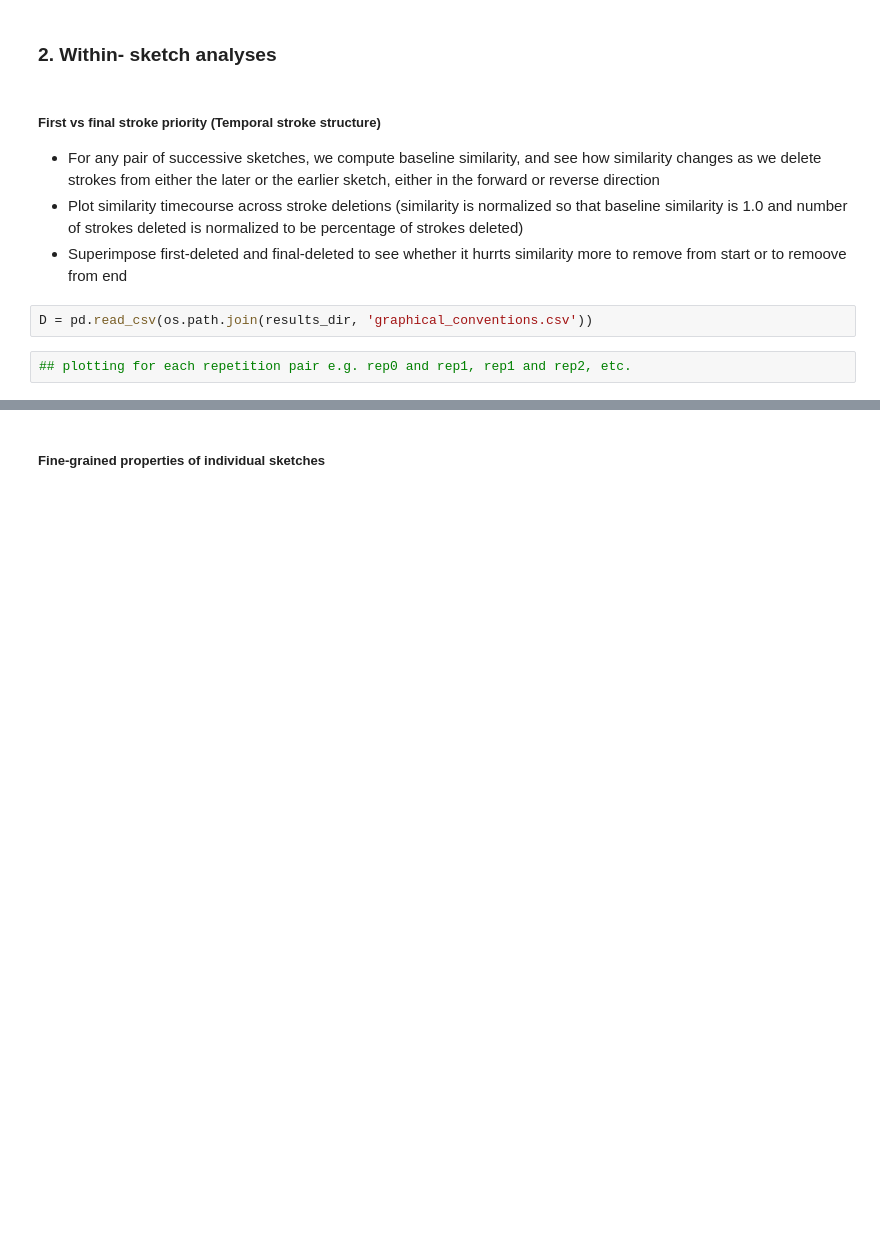
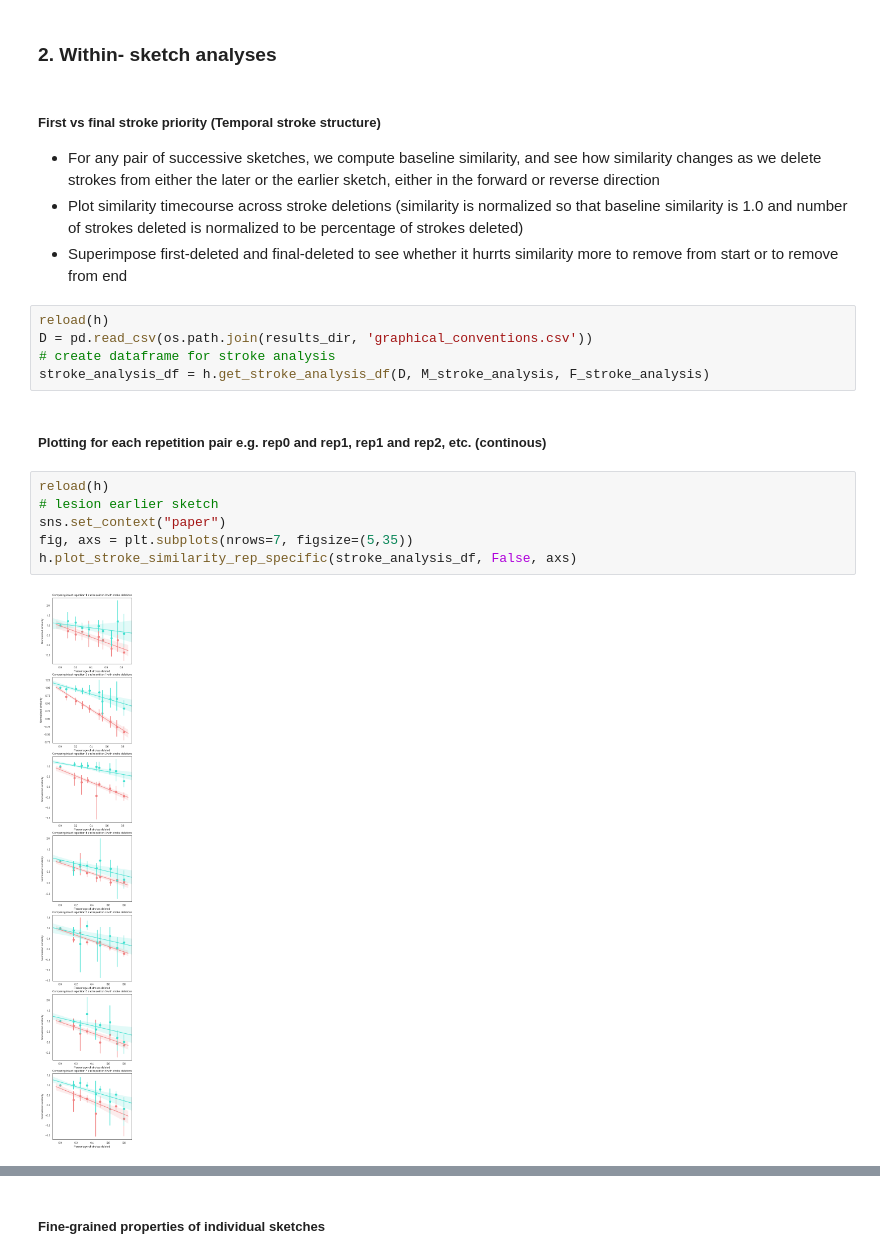
Before and after one commit to cogtoolslab/graphical_conventions_cogsci19, a Jupyter notebook: analysis/ipynb/megsano/analyze_refgame_sketches.ipynb, the cells around one changed output, grey strips where cells are left out. Cells and saved outputs as stored; diff of their text form; blank space fills up the shorter version.

```diff
--- a/analysis/ipynb/megsano/analyze_refgame_sketches.ipynb
+++ b/analysis/ipynb/megsano/analyze_refgame_sketches.ipynb
@@ -190,11 +190,22 @@ h.plot_between_interaction_similarity(M_permuted_rep, F, 'pseudo_repetition')
 ##### First vs final stroke priority (Temporal stroke structure)
 - For any pair of successive sketches, we compute baseline similarity, and see how similarity changes as we delete strokes from either the later or the earlier sketch, either in the forward or reverse direction
 - Plot similarity timecourse across stroke deletions (similarity is normalized so that baseline similarity is 1.0 and number of strokes deleted is normalized to be percentage of strokes deleted)
-- Superimpose first-deleted and final-deleted to see whether it hurrts similarity more to remove from start or to remoove from end
+- Superimpose first-deleted and final-deleted to see whether it hurrts similarity more to remove from start or to remove from end
 # %%
+reload(h)
 D = pd.read_csv(os.path.join(results_dir, 'graphical_conventions.csv'))
+# create dataframe for stroke analysis
+stroke_analysis_df = h.get_stroke_analysis_df(D, M_stroke_analysis, F_stroke_analysis)
-# %%
-## plotting for each repetition pair e.g. rep0 and rep1, rep1 and rep2, etc.
+# %% [markdown]
+##### Plotting for each repetition pair e.g. rep0 and rep1, rep1 and rep2, etc. (continous)
+# %%
+reload(h)
+# lesion earlier sketch
+sns.set_context("paper")
+fig, axs = plt.subplots(nrows=7, figsize=(5,35))
+h.plot_stroke_similarity_rep_specific(stroke_analysis_df, False, axs)
+# %% [output]
+[figure, added]
 # %%
 # lesion later sketch
 sns.set_context("paper")
```
Also changed, not shown: parts of 9 cells of this notebook.
